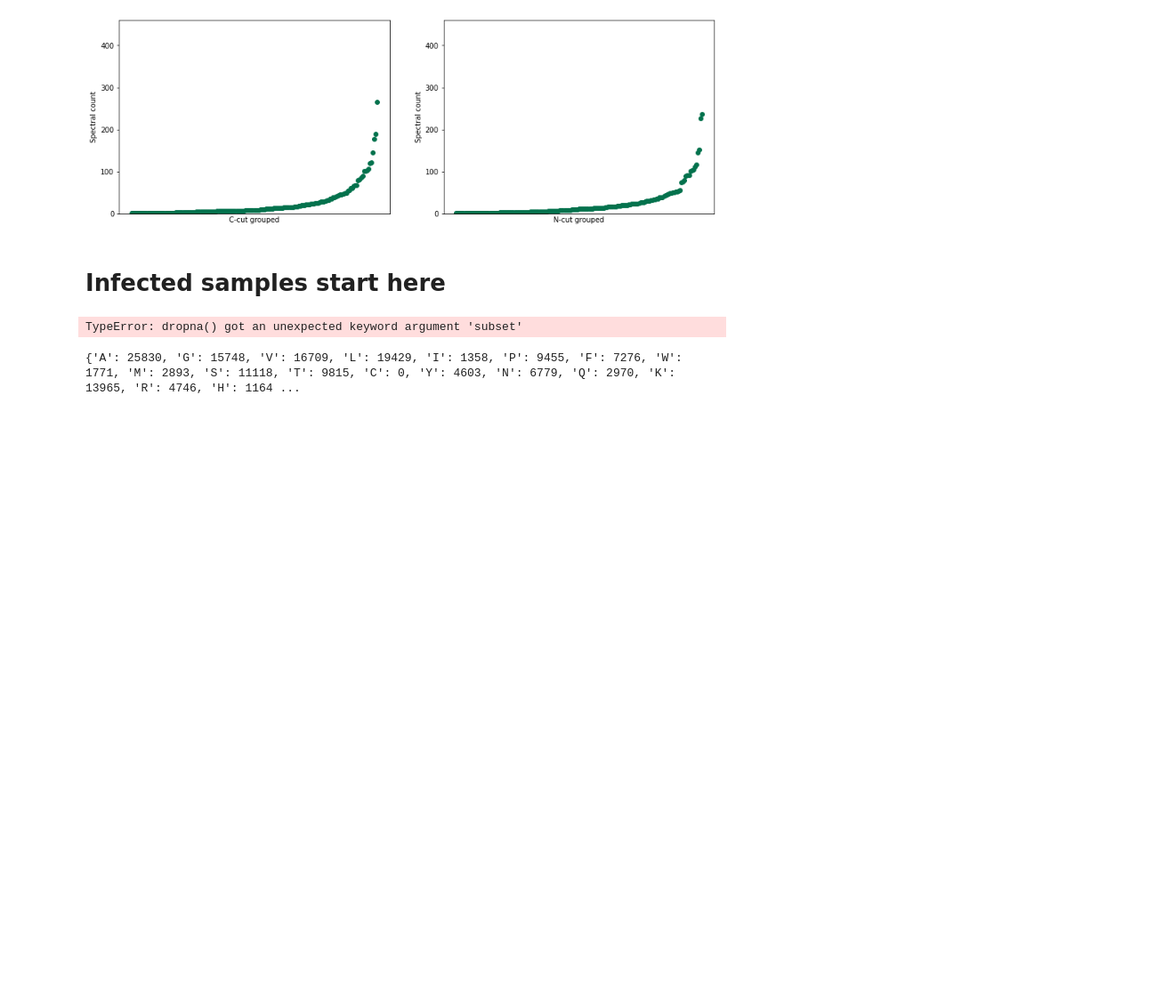
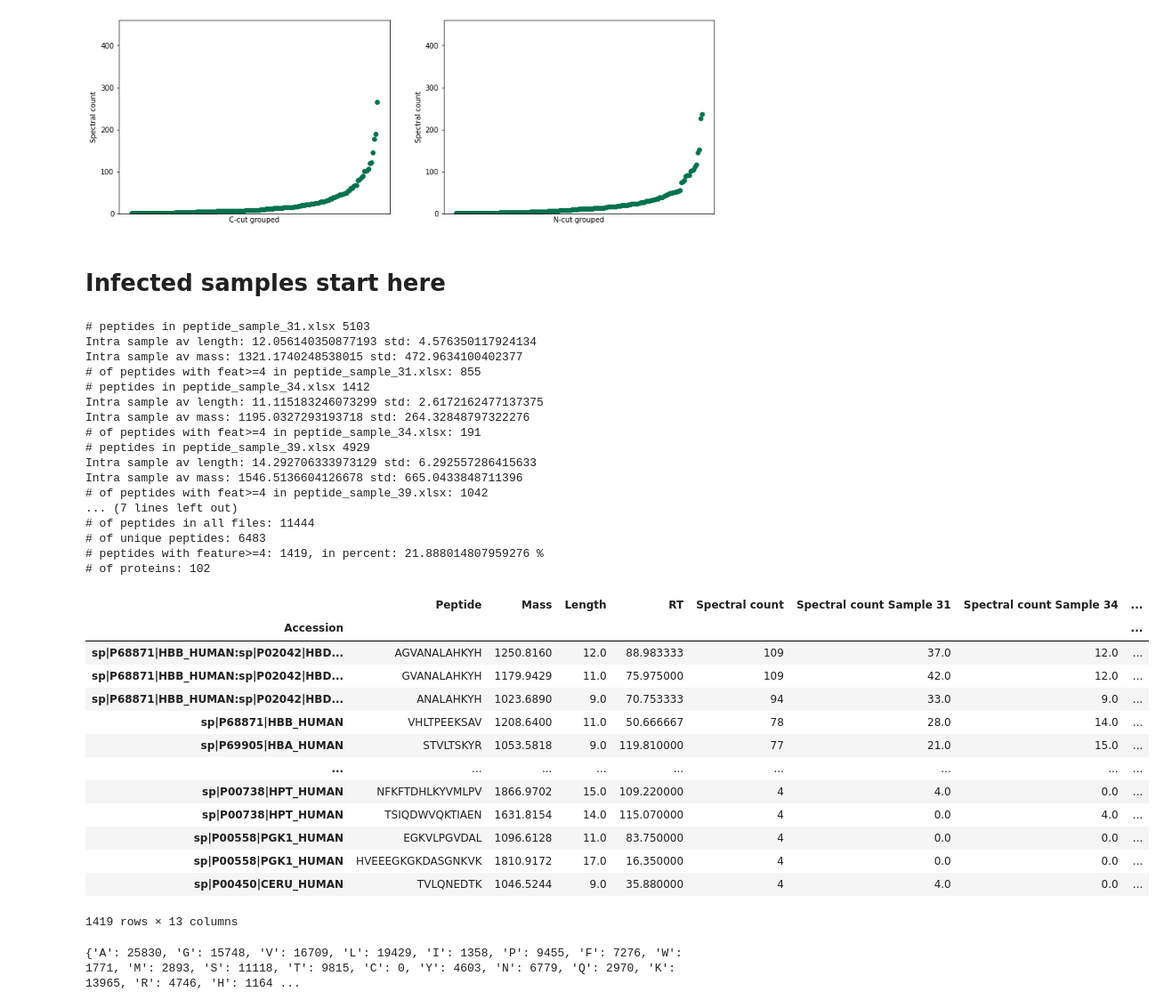
Before and after one commit to ErikHartman/peptidomic_py, a Jupyter notebook: in_group_analysis_erik.ipynb, the cells around one changed output. Shown at 89% size. Cells and saved outputs as stored; diff of their text form; code cells hidden in the pictures; blank space fills up the shorter version.

```diff
--- a/in_group_analysis_erik.ipynb
+++ b/in_group_analysis_erik.ipynb
@@ -483,7 +481,6 @@ for file in files_xlsx:
     number_of_files+=1
     data = pd.read_excel(mapp+ '/' +file, 'peptide')
     stdev_tot.append(len(data.index))
-    data['Accession'].dropna(subset=['Accession'], inplace = True)
     df_tot=df_tot.append(data)
     df_tot['Peptide']=df_tot['Peptide'].str.replace('[^a-zA-Z]','')
     print("# peptides in "+file+" "+str(len(data.index)))
@@ -531,34 +528,64 @@ df['RT']=df['RT']/df['count']
 df = df.sort_values(['Spectral count','Accession','count'], ascending=False)
 
 aminoacids = get_letter_frequency(df['Peptide']*df['Spectral count'])
 N_aminoacids=get_letter_frequency(df['N-cut']*df['Spectral count'])
 C_aminoacids=get_letter_frequency(df['C-cut']*df['Spectral count'])
 First_aa=get_letter_frequency(df['First aa']*df['Spectral count'])
 Last_aa=get_letter_frequency(df['Last aa']*df['Spectral count'])
 
 print("# total peptides mean: "+ str(np.mean(stdev_tot)) + ' std: '+str(np.std(stdev_tot, ddof=1)))
 print("# peptides >=4 mean: " +str(np.mean(stdev_amount)) +' std: '+ str(np.std(stdev_amount, ddof=1)))
 print("Standard deviation length: "+ str(np.std(stdev_length, ddof=1)))
 print("Standard deviation mass: "+ str(np.std(stdev_mass, ddof=1)))
 print("Standard deviation protein: "+str(np.std(stdev_protein, ddof=1)))
 
 print("Average length: "+str(df['Length'].mean()))
 print("Average mass: "+str(df['Mass'].mean()))
 
 print('# of peptides in all files: ' +str(sum(stdev_tot)))
 df_tot=df_tot.groupby(df_tot['Peptide']).sum()
 print('# of unique peptides: '+str(len(df_tot.index)))
 
 print("# peptides with feature>=4: "+str(len(df.index))+", in percent: "+str(100*(len(df.index))/(len(df_tot.index)))+" %")
 
 df_protein=df.copy()
 df_protein.reset_index('Accession', inplace=True)
 df_protein=df_protein.groupby(['Accession']).sum()
 print("# of proteins: " + str(len(df_protein.index)))
 
 df
 # %% [output]
-TypeError: dropna() got an unexpected keyword argument 'subset'
+# peptides in peptide_sample_31.xlsx 5103
+Intra sample av length: 12.056140350877193 std: 4.576350117924134
+Intra sample av mass: 1321.1740248538015 std: 472.9634100402377
+# of peptides with feat>=4 in peptide_sample_31.xlsx: 855
+# peptides in peptide_sample_34.xlsx 1412
+Intra sample av length: 11.115183246073299 std: 2.6172162477137375
+Intra sample av mass: 1195.0327293193718 std: 264.32848797322276
+# of peptides with feat>=4 in peptide_sample_34.xlsx: 191
+# peptides in peptide_sample_39.xlsx 4929
+Intra sample av length: 14.292706333973129 std: 6.292557286415633
+Intra sample av mass: 1546.5136604126678 std: 665.0433848711396
+# of peptides with feat>=4 in peptide_sample_39.xlsx: 1042
+... (7 lines left out)
+# of peptides in all files: 11444
+# of unique peptides: 6483
+# peptides with feature>=4: 1419, in percent: 21.888014807959276 %
+# of proteins: 102
+|  | Peptide | Mass | Length | RT | Spectral count | Spectral count Sample 31 | Spectral count Sample 34 | ... |
+| Accession |  |  |  |  |  |  |  | ... |
+| sp|P68871|HBB_HUMAN:sp|P02042|HBD... | AGVANALAHKYH | 1250.8160 | 12.0 | 88.983333 | 109 | 37.0 | 12.0 | ... |
+| sp|P68871|HBB_HUMAN:sp|P02042|HBD... | GVANALAHKYH | 1179.9429 | 11.0 | 75.975000 | 109 | 42.0 | 12.0 | ... |
+| sp|P68871|HBB_HUMAN:sp|P02042|HBD... | ANALAHKYH | 1023.6890 | 9.0 | 70.753333 | 94 | 33.0 | 9.0 | ... |
+| sp|P68871|HBB_HUMAN | VHLTPEEKSAV | 1208.6400 | 11.0 | 50.666667 | 78 | 28.0 | 14.0 | ... |
+| sp|P69905|HBA_HUMAN | STVLTSKYR | 1053.5818 | 9.0 | 119.810000 | 77 | 21.0 | 15.0 | ... |
+| ... | ... | ... | ... | ... | ... | ... | ... | ... |
+| sp|P00738|HPT_HUMAN | NFKFTDHLKYVMLPV | 1866.9702 | 15.0 | 109.220000 | 4 | 4.0 | 0.0 | ... |
+| sp|P00738|HPT_HUMAN | TSIQDWVQKTIAEN | 1631.8154 | 14.0 | 115.070000 | 4 | 0.0 | 4.0 | ... |
+| sp|P00558|PGK1_HUMAN | EGKVLPGVDAL | 1096.6128 | 11.0 | 83.750000 | 4 | 0.0 | 0.0 | ... |
+| sp|P00558|PGK1_HUMAN | HVEEEGKGKDASGNKVK | 1810.9172 | 17.0 | 16.350000 | 4 | 0.0 | 0.0 | ... |
+| sp|P00450|CERU_HUMAN | TVLQNEDTK | 1046.5244 | 9.0 | 35.880000 | 4 | 4.0 | 0.0 | ... |
+1419 rows × 13 columns
 # %%
 
 color=['#e4f8c7', '#e4f8c7','#e4f8c7','#e4f8c7','#e4f8c7','#e4f8c7','#e4f8c7','#e4f8c7','#e4f8c7','#ffc561','#ffc561','#ffc561','#ffc561','#ffc561','#ffc561','#f93b3b','#f93b3b','#f93b3b','#34cceb','#34cceb','#34cceb']
```
Also changed, not shown: parts of 4 cells of this notebook, 1 other file.
